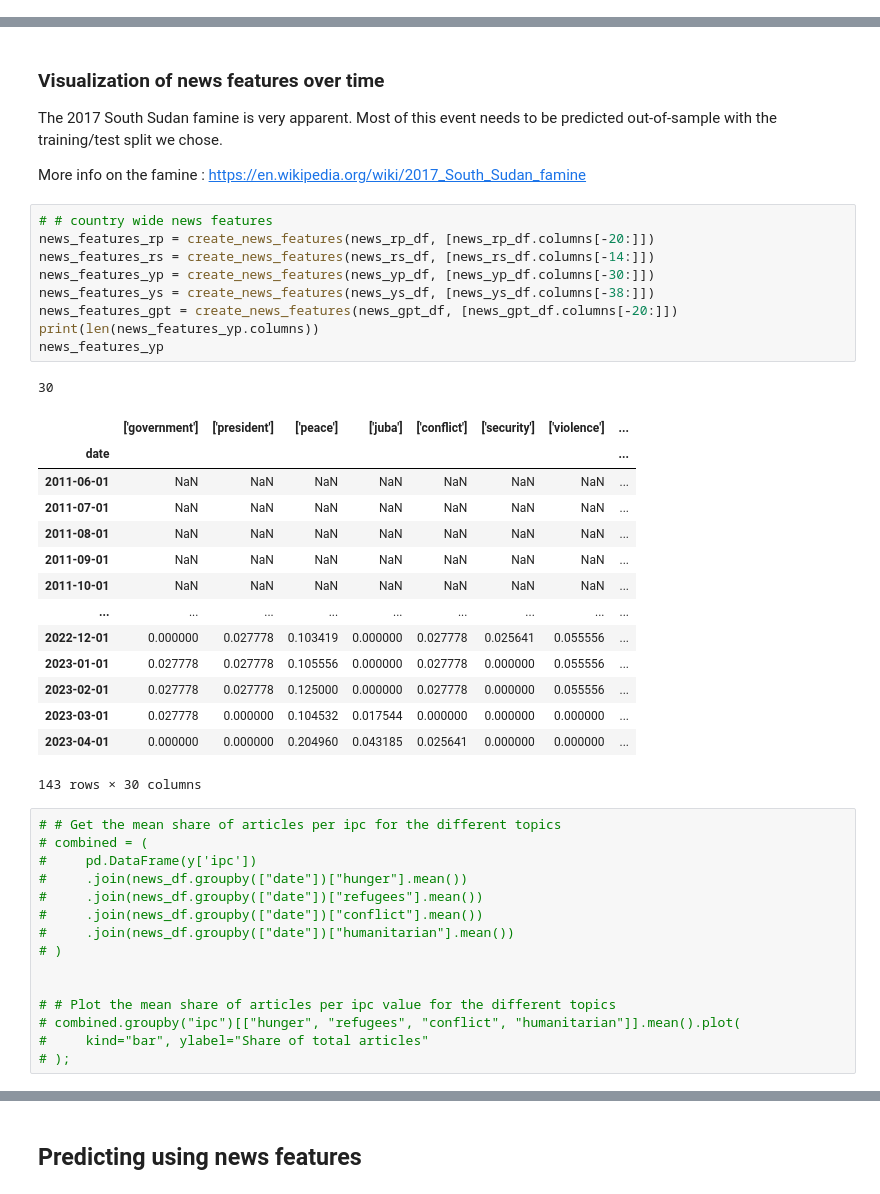
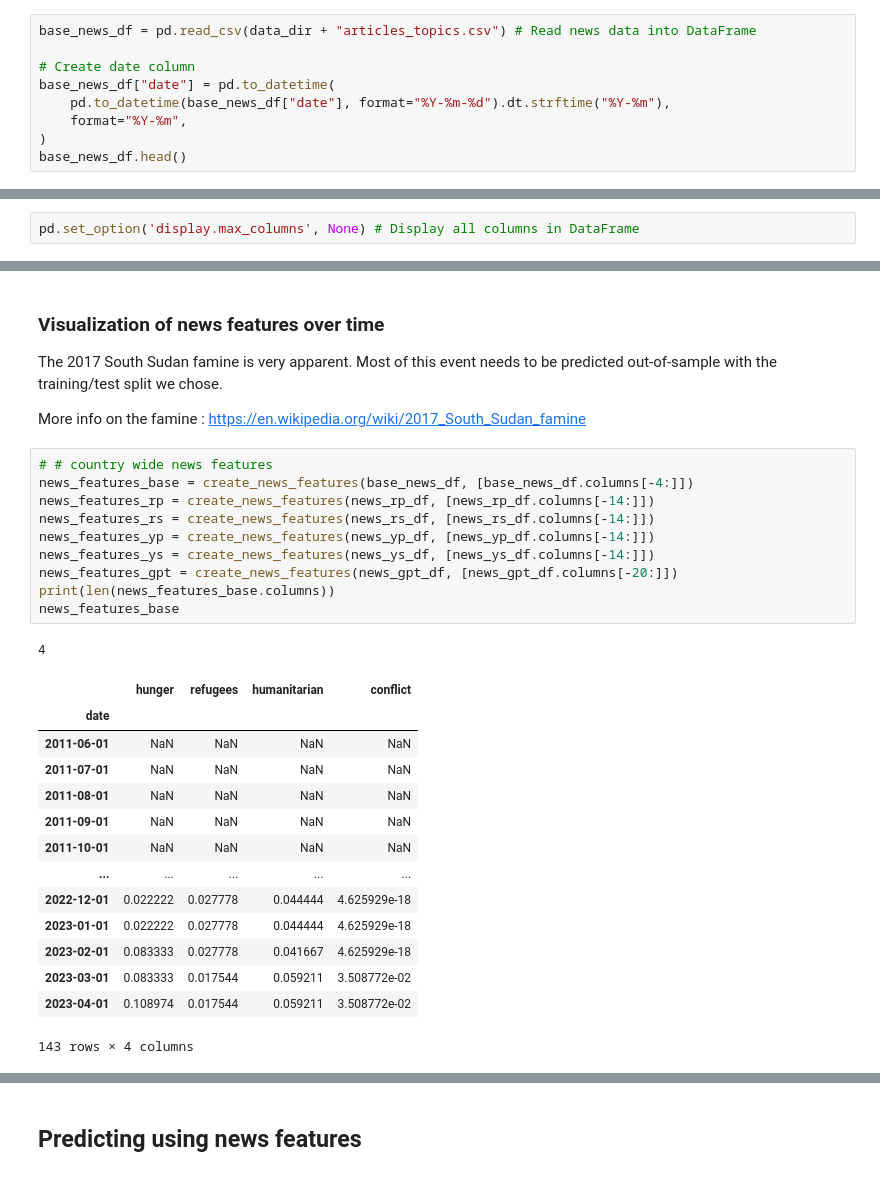
Before and after one commit to GielJW/JBG060-DC3-23-24-public, a Jupyter notebook: predictions.ipynb, the cells around one changed output, grey strips where cells are left out. Cells and saved outputs as stored; diff of their text form.

```diff
--- a/predictions.ipynb
+++ b/predictions.ipynb
@@ -320,3 +342,12 @@ Mean test accuraccy: 0.54
 ## Incorporating News Features
 # %% [markdown]
 We look at country wide news features to simplify. E.g., we do not look at topics per district
+# %%
+base_news_df = pd.read_csv(data_dir + "articles_topics.csv") # Read news data into DataFrame
+
+# Create date column
+base_news_df["date"] = pd.to_datetime(
+    pd.to_datetime(base_news_df["date"], format="%Y-%m-%d").dt.strftime("%Y-%m"),
+    format="%Y-%m",
+)
+base_news_df.head()
@@ -331,6 +369,8 @@ We look at country wide news features to simplify. E.g., we do not look at topic
 # news_df.columns
 # %% [markdown]
 ### New ones
+# %%
+pd.set_option('display.max_columns', None) # Display all columns in DataFrame
 # %%
 news_rp_df = pd.read_csv("df_rake_paragraphs.csv") # Read news data into DataFrame
 
@@ -456,41 +469,27 @@ The 2017 South Sudan famine is very apparent. Most of this event needs to be pre
 More info on the famine : https://en.wikipedia.org/wiki/2017_South_Sudan_famine
 # %%
 # # country wide news features
-news_features_rp = create_news_features(news_rp_df, [news_rp_df.columns[-20:]])
+news_features_base = create_news_features(base_news_df, [base_news_df.columns[-4:]])
+news_features_rp = create_news_features(news_rp_df, [news_rp_df.columns[-14:]])
 news_features_rs = create_news_features(news_rs_df, [news_rs_df.columns[-14:]])
-news_features_yp = create_news_features(news_yp_df, [news_yp_df.columns[-30:]])
-news_features_ys = create_news_features(news_ys_df, [news_ys_df.columns[-38:]])
+news_features_yp = create_news_features(news_yp_df, [news_yp_df.columns[-14:]])
+news_features_ys = create_news_features(news_ys_df, [news_ys_df.columns[-14:]])
 news_features_gpt = create_news_features(news_gpt_df, [news_gpt_df.columns[-20:]])
-print(len(news_features_yp.columns))
-news_features_yp
+print(len(news_features_base.columns))
+news_features_base
 # %% [output]
-30
+4
-|  | ['government'] | ['president'] | ['peace'] | ['juba'] | ['conflict'] | ['security'] | ['violence'] | ... |
-| date |  |  |  |  |  |  |  | ... |
-| 2011-06-01 | NaN | NaN | NaN | NaN | NaN | NaN | NaN | ... |
-| 2011-07-01 | NaN | NaN | NaN | NaN | NaN | NaN | NaN | ... |
-| 2011-08-01 | NaN | NaN | NaN | NaN | NaN | NaN | NaN | ... |
-| 2011-09-01 | NaN | NaN | NaN | NaN | NaN | NaN | NaN | ... |
-| 2011-10-01 | NaN | NaN | NaN | NaN | NaN | NaN | NaN | ... |
-| ... | ... | ... | ... | ... | ... | ... | ... | ... |
-| 2022-12-01 | 0.000000 | 0.027778 | 0.103419 | 0.000000 | 0.027778 | 0.025641 | 0.055556 | ... |
-| 2023-01-01 | 0.027778 | 0.027778 | 0.105556 | 0.000000 | 0.027778 | 0.000000 | 0.055556 | ... |
-| 2023-02-01 | 0.027778 | 0.027778 | 0.125000 | 0.000000 | 0.027778 | 0.000000 | 0.055556 | ... |
-| 2023-03-01 | 0.027778 | 0.000000 | 0.104532 | 0.017544 | 0.000000 | 0.000000 | 0.000000 | ... |
-| 2023-04-01 | 0.000000 | 0.000000 | 0.204960 | 0.043185 | 0.025641 | 0.000000 | 0.000000 | ... |
+|  | hunger | refugees | humanitarian | conflict |
+| date |  |  |  |  |
+| 2011-06-01 | NaN | NaN | NaN | NaN |
+| 2011-07-01 | NaN | NaN | NaN | NaN |
+| 2011-08-01 | NaN | NaN | NaN | NaN |
+| 2011-09-01 | NaN | NaN | NaN | NaN |
+| 2011-10-01 | NaN | NaN | NaN | NaN |
+| ... | ... | ... | ... | ... |
+| 2022-12-01 | 0.022222 | 0.027778 | 0.044444 | 4.625929e-18 |
+| 2023-01-01 | 0.022222 | 0.027778 | 0.044444 | 4.625929e-18 |
+| 2023-02-01 | 0.083333 | 0.027778 | 0.041667 | 4.625929e-18 |
+| 2023-03-01 | 0.083333 | 0.017544 | 0.059211 | 3.508772e-02 |
+| 2023-04-01 | 0.108974 | 0.017544 | 0.059211 | 3.508772e-02 |
-143 rows × 30 columns
+143 rows × 4 columns
-# %%
-# # Get the mean share of articles per ipc for the different topics
-# combined = (
-#     pd.DataFrame(y['ipc'])
-#     .join(news_df.groupby(["date"])["hunger"].mean())
-#     .join(news_df.groupby(["date"])["refugees"].mean())
-#     .join(news_df.groupby(["date"])["conflict"].mean())
-#     .join(news_df.groupby(["date"])["humanitarian"].mean())
-# )
-
-
-# # Plot the mean share of articles per ipc value for the different topics
-# combined.groupby("ipc")[["hunger", "refugees", "conflict", "humanitarian"]].mean().plot(
-#     kind="bar", ylabel="Share of total articles"
-# );
```
Also changed, not shown: parts of 49 cells of this notebook, 1 other file.
